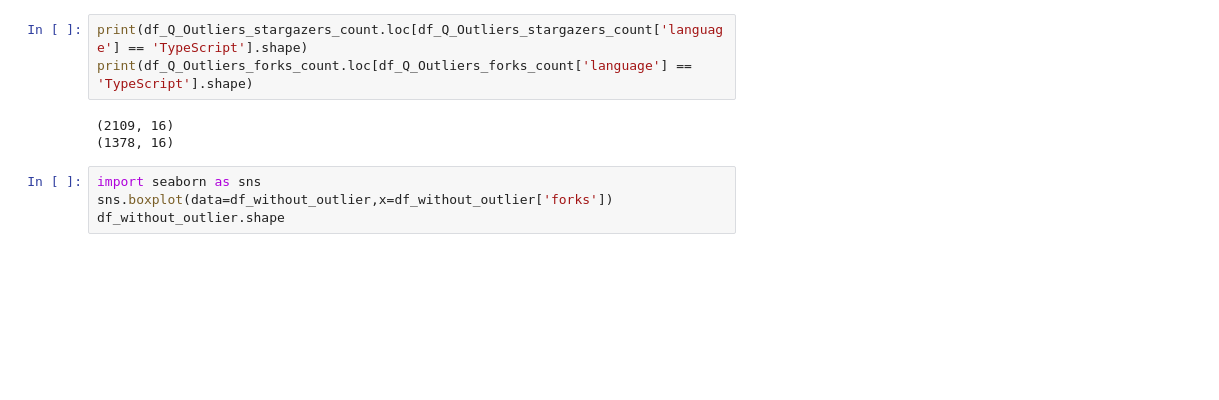
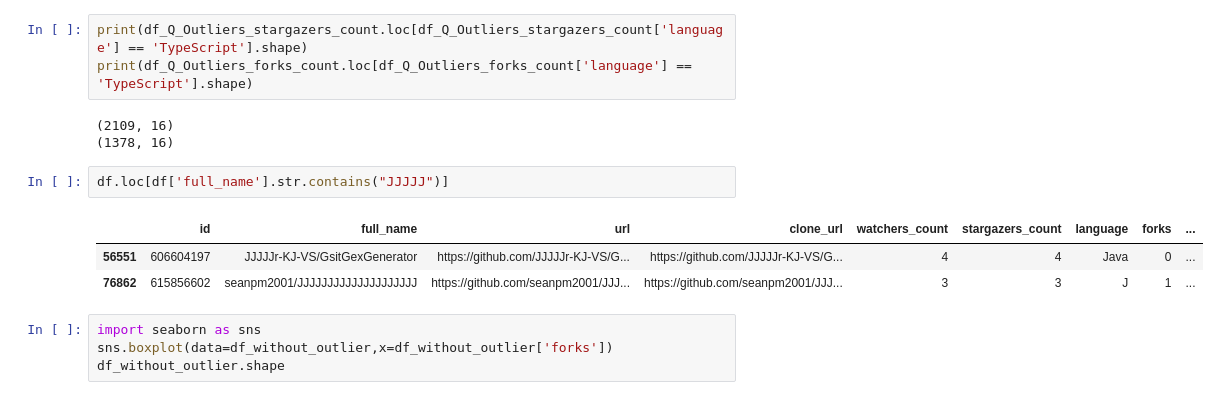
Before and after one commit to yassinessadi/data-engineer-youcode, a Jupyter notebook: Brief_github_cleaning/cleaning_github.ipynb, the cells around one changed output. Saved outputs shown, nothing was run; the diff lists cells and outputs as text; blank space fills up the shorter version.

```diff
--- a/Brief_github_cleaning/cleaning_github.ipynb
+++ b/Brief_github_cleaning/cleaning_github.ipynb
@@ -104,6 +104,12 @@ print(df_Q_Outliers_forks_count.loc[df_Q_Outliers_forks_count['language'] == 'Ty
 # %% [output]
 (2109, 16)
 (1378, 16)
+# %%
+df.loc[df['full_name'].str.contains("JJJJJ")]
+# %% [output]
+|  | id | full_name | url | clone_url | watchers_count | stargazers_count | language | forks | ... |
+| 56551 | 606604197 | JJJJJr-KJ-VS/GsitGexGenerator | https://github.com/JJJJJr-KJ-VS/G... | https://github.com/JJJJJr-KJ-VS/G... | 4 | 4 | Java | 0 | ... |
+| 76862 | 615856602 | seanpm2001/JJJJJJJJJJJJJJJJJJJJ | https://github.com/seanpm2001/JJJ... | https://github.com/seanpm2001/JJJ... | 3 | 3 | J | 1 | ... |
 # %%
 import seaborn as sns
 sns.boxplot(data=df_without_outlier,x=df_without_outlier['forks'])
```
Also changed, not shown: 1 other file.
